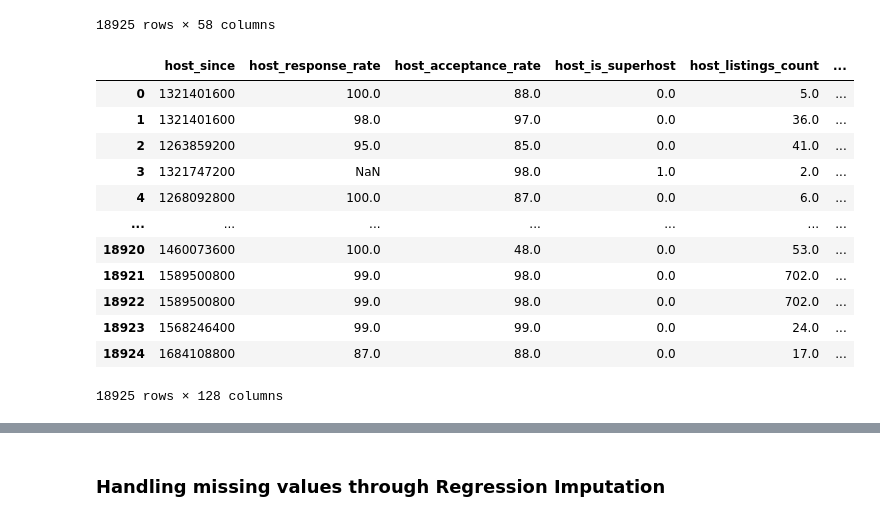
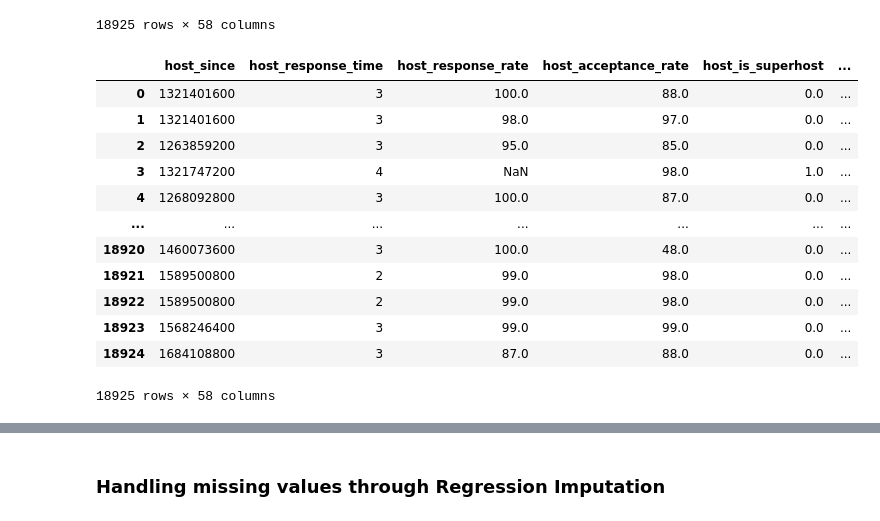
Before and after one commit to christianp12/Data-Driven-Exploration-of-Airbnb-Listings-Price, a Jupyter notebook: listings preprocessing.ipynb, the cells around one changed output, grey strips where cells are left out. Saved outputs shown, nothing was run; the diff lists cells and outputs as text; code cells hidden in the pictures.

```diff
--- a/listings preprocessing.ipynb
+++ b/listings preprocessing.ipynb
@@ -158,36 +158,48 @@ merged_data
 | 18923 | 1568246400 | within an hour | 99.0 | 99.0 | 0.0 | ... |
 | 18924 | 1684108800 | within an hour | 87.0 | 88.0 | 0.0 | ... |
 18925 rows × 58 columns
+# %%
+from sklearn.preprocessing import LabelEncoder
+
+label_encoder = LabelEncoder()
+
+# Fit and transform the column
+merged_data['host_response_time'] = label_encoder.fit_transform(merged_data['host_response_time'])
+merged_data['neighbourhood_group_cleansed'] = label_encoder.fit_transform(merged_data['neighbourhood_group_cleansed'])
+merged_data['property_type'] = label_encoder.fit_transform(merged_data['property_type'])
+merged_data['room_type'] = label_encoder.fit_transform(merged_data['room_type'])
+
+merged_data
+# %% [output]
+|  | host_since | host_response_time | host_response_rate | host_acceptance_rate | host_is_superhost | ... |
+| 0 | 1321401600 | 3 | 100.0 | 88.0 | 0.0 | ... |
+| 1 | 1321401600 | 3 | 98.0 | 97.0 | 0.0 | ... |
+| 2 | 1263859200 | 3 | 95.0 | 85.0 | 0.0 | ... |
+| 3 | 1321747200 | 4 | NaN | 98.0 | 1.0 | ... |
+| 4 | 1268092800 | 3 | 100.0 | 87.0 | 0.0 | ... |
+| ... | ... | ... | ... | ... | ... | ... |
+| 18920 | 1460073600 | 3 | 100.0 | 48.0 | 0.0 | ... |
+| 18921 | 1589500800 | 2 | 99.0 | 98.0 | 0.0 | ... |
+| 18922 | 1589500800 | 2 | 99.0 | 98.0 | 0.0 | ... |
+| 18923 | 1568246400 | 3 | 99.0 | 99.0 | 0.0 | ... |
+| 18924 | 1684108800 | 3 | 87.0 | 88.0 | 0.0 | ... |
+18925 rows × 58 columns
 # %%
 from sklearn.preprocessing import OneHotEncoder
 
 # Identify numeric and categorical columns
-numeric_features = merged_data.select_dtypes(include=['int64', 'float64']).columns
-categorical_features = merged_data.select_dtypes(include=['object', 'category']).columns
+#numeric_features = merged_data.select_dtypes(include=['int64', 'float64']).columns
+#categorical_features = merged_data.select_dtypes(include=['object', 'category']).columns
 
 # Encode categorical features
-encoder = OneHotEncoder(drop='first', sparse=False)
-listings_encoded = pd.DataFrame(encoder.fit_transform(merged_data[categorical_features]), columns=encoder.get_feature_names_out(categorical_features), index=merged_data.index)
+#encoder = OneHotEncoder(drop='first', sparse=False)
+#listings_encoded = pd.DataFrame(encoder.fit_transform(merged_data[categorical_features]), columns=encoder.get_feature_names_out(categorical_features), index=merged_data.index)
 
 # Drop original categorical columns and concatenate the encoded ones
-listings = merged_data.drop(columns=categorical_features)
-listings = pd.concat([listings, listings_encoded], axis=1)
+#listings = merged_data.drop(columns=categorical_features)
+#listings = pd.concat([listings, listings_encoded], axis=1)
 
-listings
+#listings
-# %% [output]
-|  | host_since | host_response_rate | host_acceptance_rate | host_is_superhost | host_listings_count | ... |
-| 0 | 1321401600 | 100.0 | 88.0 | 0.0 | 5.0 | ... |
-| 1 | 1321401600 | 98.0 | 97.0 | 0.0 | 36.0 | ... |
-| 2 | 1263859200 | 95.0 | 85.0 | 0.0 | 41.0 | ... |
-| 3 | 1321747200 | NaN | 98.0 | 1.0 | 2.0 | ... |
-| 4 | 1268092800 | 100.0 | 87.0 | 0.0 | 6.0 | ... |
-| ... | ... | ... | ... | ... | ... | ... |
-| 18920 | 1460073600 | 100.0 | 48.0 | 0.0 | 53.0 | ... |
-| 18921 | 1589500800 | 99.0 | 98.0 | 0.0 | 702.0 | ... |
-| 18922 | 1589500800 | 99.0 | 98.0 | 0.0 | 702.0 | ... |
-| 18923 | 1568246400 | 99.0 | 99.0 | 0.0 | 24.0 | ... |
-| 18924 | 1684108800 | 87.0 | 88.0 | 0.0 | 17.0 | ... |
-18925 rows × 128 columns
 # %%
 from sklearn.preprocessing import StandardScaler
 
```
Also changed, not shown: parts of 4 cells of this notebook, 2 other files.
